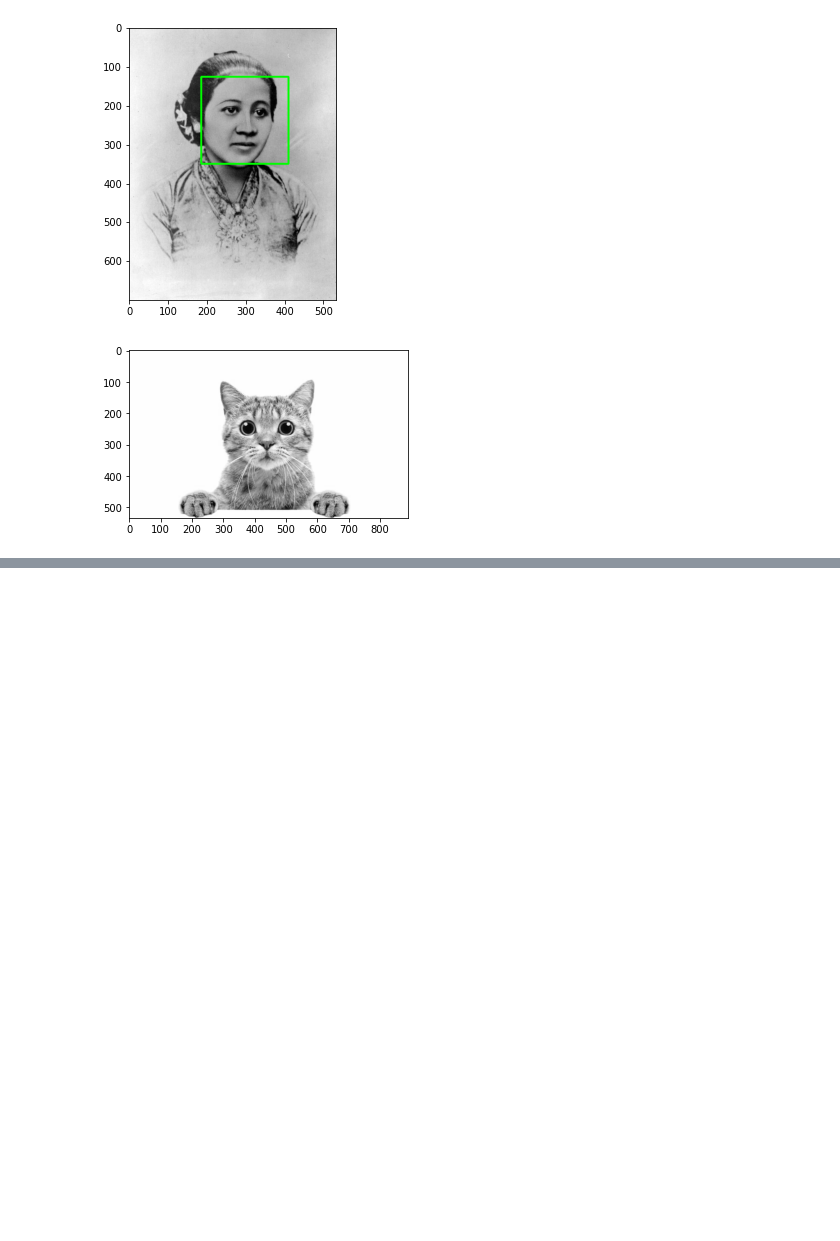
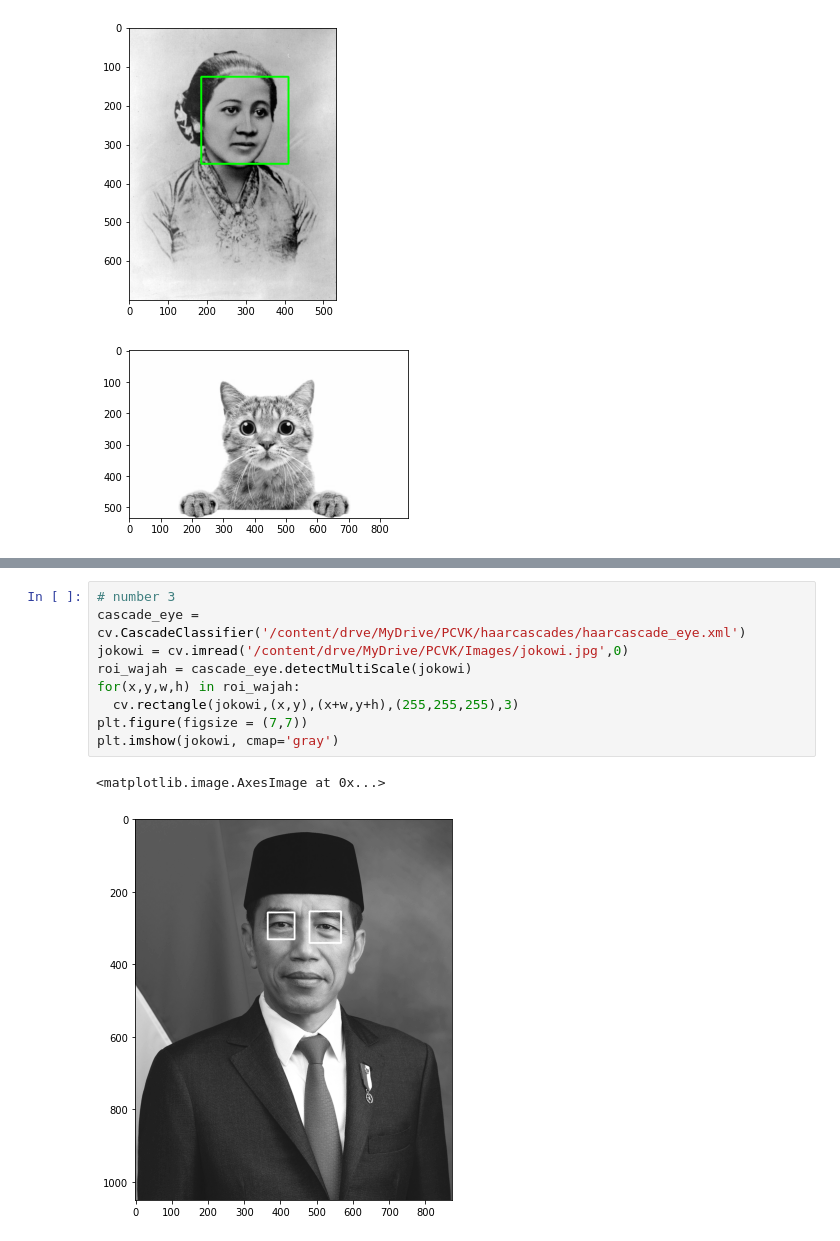
Before and after one commit to pazcalll/PCVK_Genap_2021, a Jupyter notebook: week12.ipynb, the cells around one changed output, grey strips where cells are left out. Drawn from its saved outputs; the diff is of its cells as text; blank space fills up the shorter version.

```diff
--- a/week12.ipynb
+++ b/week12.ipynb
@@ -138,0 +152,12 @@ for face in faces:
+# %%
+# number 3
+cascade_eye = cv.CascadeClassifier('/content/drve/MyDrive/PCVK/haarcascades/haarcascade_eye.xml')
+jokowi = cv.imread('/content/drve/MyDrive/PCVK/Images/jokowi.jpg',0)
+roi_wajah = cascade_eye.detectMultiScale(jokowi)
+for(x,y,w,h) in roi_wajah:
+  cv.rectangle(jokowi,(x,y),(x+w,y+h),(255,255,255),3)
+plt.figure(figsize = (7,7))
+plt.imshow(jokowi, cmap='gray')
+# %% [output]
+<matplotlib.image.AxesImage at 0x...>
+[figure, added]
```
Also changed, not shown: parts of 4 cells of this notebook.
